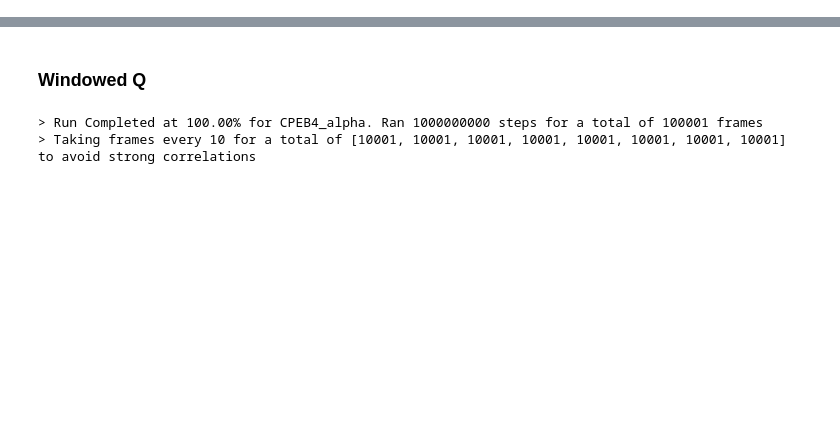
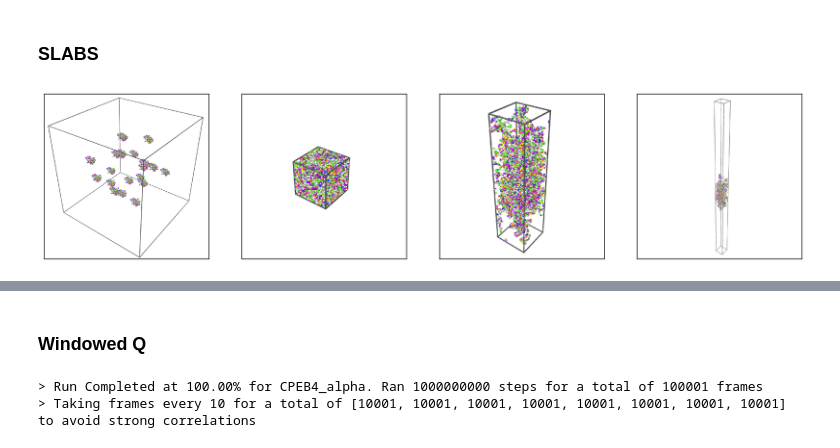
Before and after one commit to avillacrosa/MD, a Jupyter notebook: notebooks/FINAL DATA/FINAL PLOTS.ipynb, the cells around one changed output, grey strips where cells are left out. Drawn from its saved outputs; the diff is of its cells as text; code cells hidden in the pictures; blank space fills up the shorter version.

```diff
--- a/notebooks/FINAL DATA/FINAL PLOTS.ipynb
+++ b/notebooks/FINAL DATA/FINAL PLOTS.ipynb
@@ -32,3 +32,22 @@ hps_lines = [Line2D([0], [0], color='black', ls='--'),
 
 wt_d4_lines = [Line2D([0], [0], color=C_W),
                 Line2D([0], [0], color=C_4)]
+# %% [markdown]
+### SLABS
+# %%
+import matplotlib.image as mpimg
+
+fig, axs = plt.subplots(1,4, figsize=(16,8), dpi=300)
+initial = mpimg.imread('/home/adria/Figures/start_slab.png')
+collapse = mpimg.imread('/home/adria/Figures/collapsed_state.png')
+exp1 = mpimg.imread('/home/adria/Figures/expansion1.png')
+exp2 = mpimg.imread('/home/adria/Figures/expansion2.png')
+axs[0].imshow(initial)
+axs[1].imshow(collapse)
+axs[2].imshow(exp1)
+axs[3].imshow(exp2)
+for i in range(4):
+    axs[i].set_xticks([])
+    axs[i].set_yticks([])
+# %% [output]
+[figure, added]
```
Also changed, not shown: parts of 6 cells of this notebook, 17 other files.
